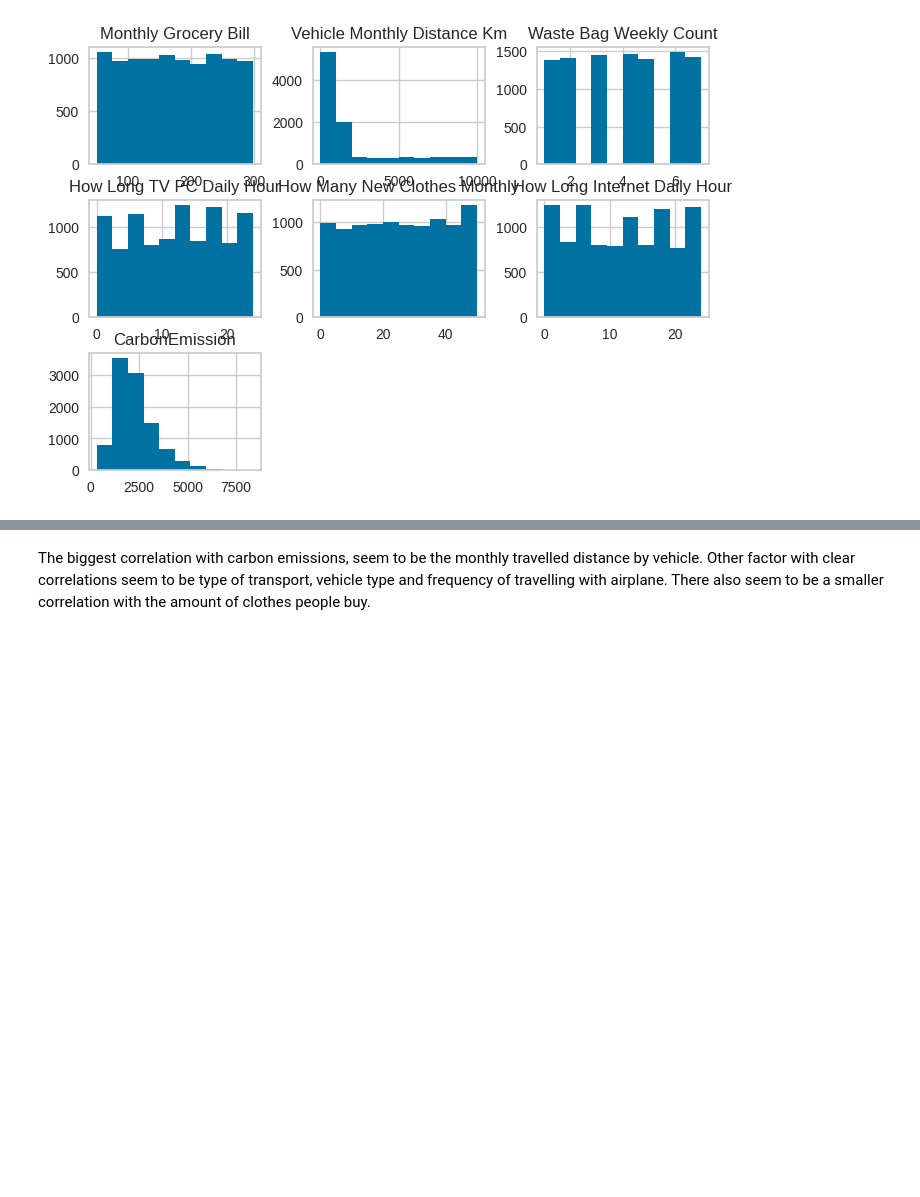
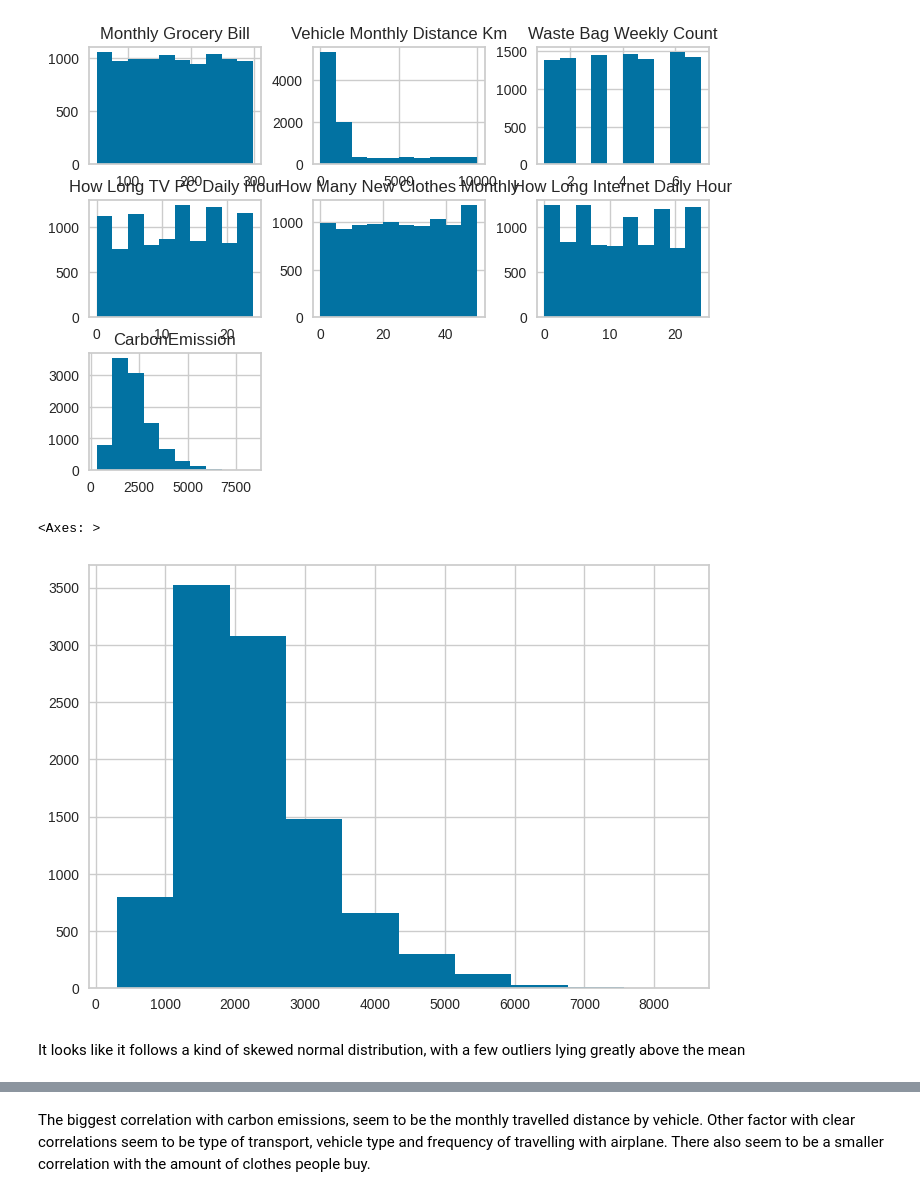
Before and after one commit to cph-oo221/Dat4-BI-Exam, a Jupyter notebook: Main.ipynb, the cells around one changed output, grey strips where cells are left out. Saved outputs shown, nothing was run; the diff lists cells and outputs as text; code cells hidden in the pictures; blank space fills up the shorter version.

```diff
--- a/Main.ipynb
+++ b/Main.ipynb
@@ -181,6 +181,13 @@ array([[<Axes: title={'center': 'Monthly Grocery Bill'}>,
        [<Axes: title={'center': 'CarbonEmission'}>, <Axes: >, <Axes: >]],
       dtype=object)
 [figure]
+# %%
+df_nums['CarbonEmission'].hist()
+# %% [output]
+<Axes: >
+[figure, added]
+# %% [markdown]
+It looks like it follows a kind of skewed normal distribution, with a few outliers lying greatly above the mean
 # %%
 # Encode/transform data numeric
 label_encoder = LabelEncoder()
```
Also changed, not shown: parts of 51 cells of this notebook, 1 other file.
